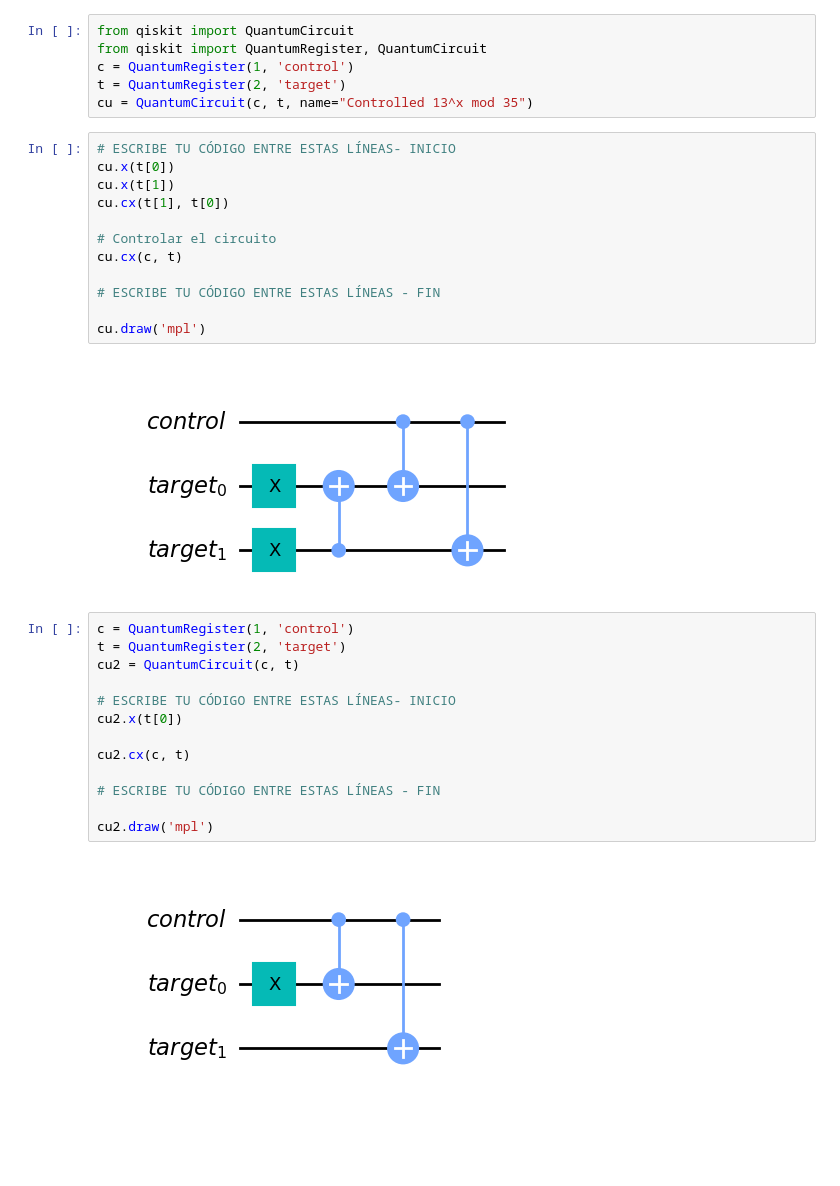
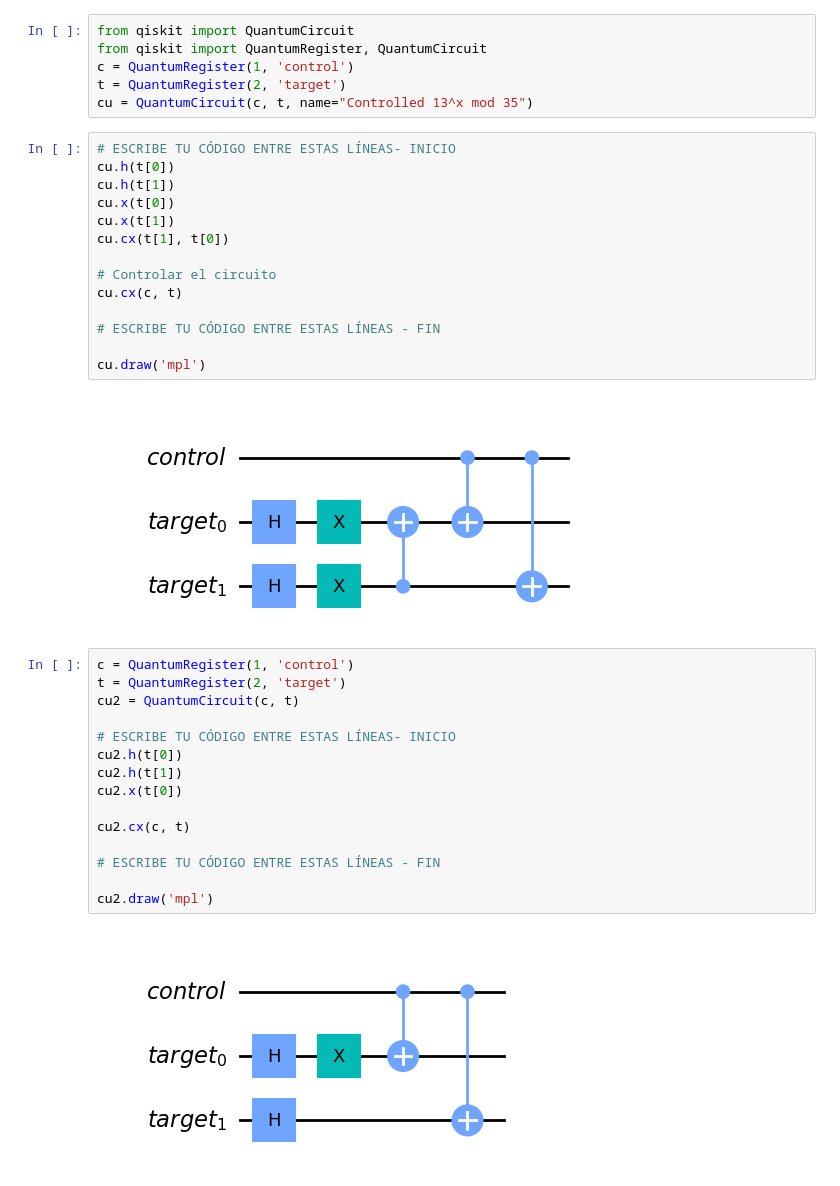
Before and after one commit to Erickype/QuantumLearning, a Jupyter notebook: QiskitFallFest/Ejercicios/ejercicio3.ipynb, the cells around one changed output. Saved outputs shown, nothing was run; the diff lists cells and outputs as text; blank space fills up the shorter version.

```diff
--- a/QiskitFallFest/Ejercicios/ejercicio3.ipynb
+++ b/QiskitFallFest/Ejercicios/ejercicio3.ipynb
@@ -6,24 +6,28 @@ t = QuantumRegister(2, 'target')
 cu = QuantumCircuit(c, t, name="Controlled 13^x mod 35")
 # %%
 # ESCRIBE TU CÓDIGO ENTRE ESTAS LÍNEAS- INICIO
+cu.h(t[0])
+cu.h(t[1])
 cu.x(t[0])
 cu.x(t[1])
 cu.cx(t[1], t[0])
 
 # Controlar el circuito
 cu.cx(c, t)
 
 # ESCRIBE TU CÓDIGO ENTRE ESTAS LÍNEAS - FIN
 
 cu.draw('mpl')
 # %% [output]
-[figure, old version]
+[figure, new version]
 # %%
 c = QuantumRegister(1, 'control')
 t = QuantumRegister(2, 'target')
 cu2 = QuantumCircuit(c, t)
 
 # ESCRIBE TU CÓDIGO ENTRE ESTAS LÍNEAS- INICIO
+cu2.h(t[0])
+cu2.h(t[1])
 cu2.x(t[0])
 
 cu2.cx(c, t)
@@ -32,7 +36,7 @@ cu2.cx(c, t)
 
 cu2.draw('mpl')
 # %% [output]
-[figure, old version]
+[figure, new version]
 # %%
 c = QuantumRegister(1, 'control')
 t = QuantumRegister(2, 'target')
```
Also changed, not shown: parts of 8 cells of this notebook.
